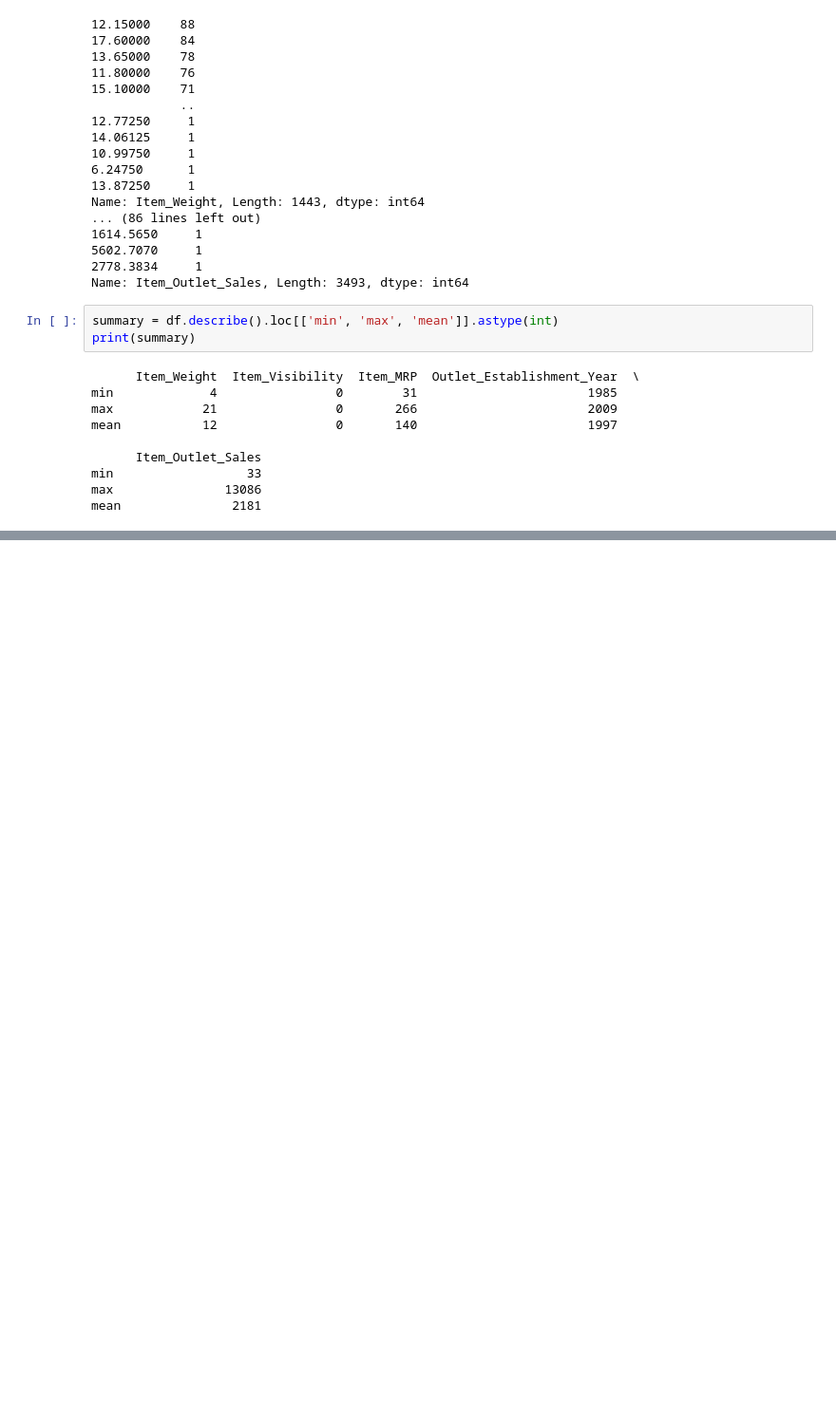
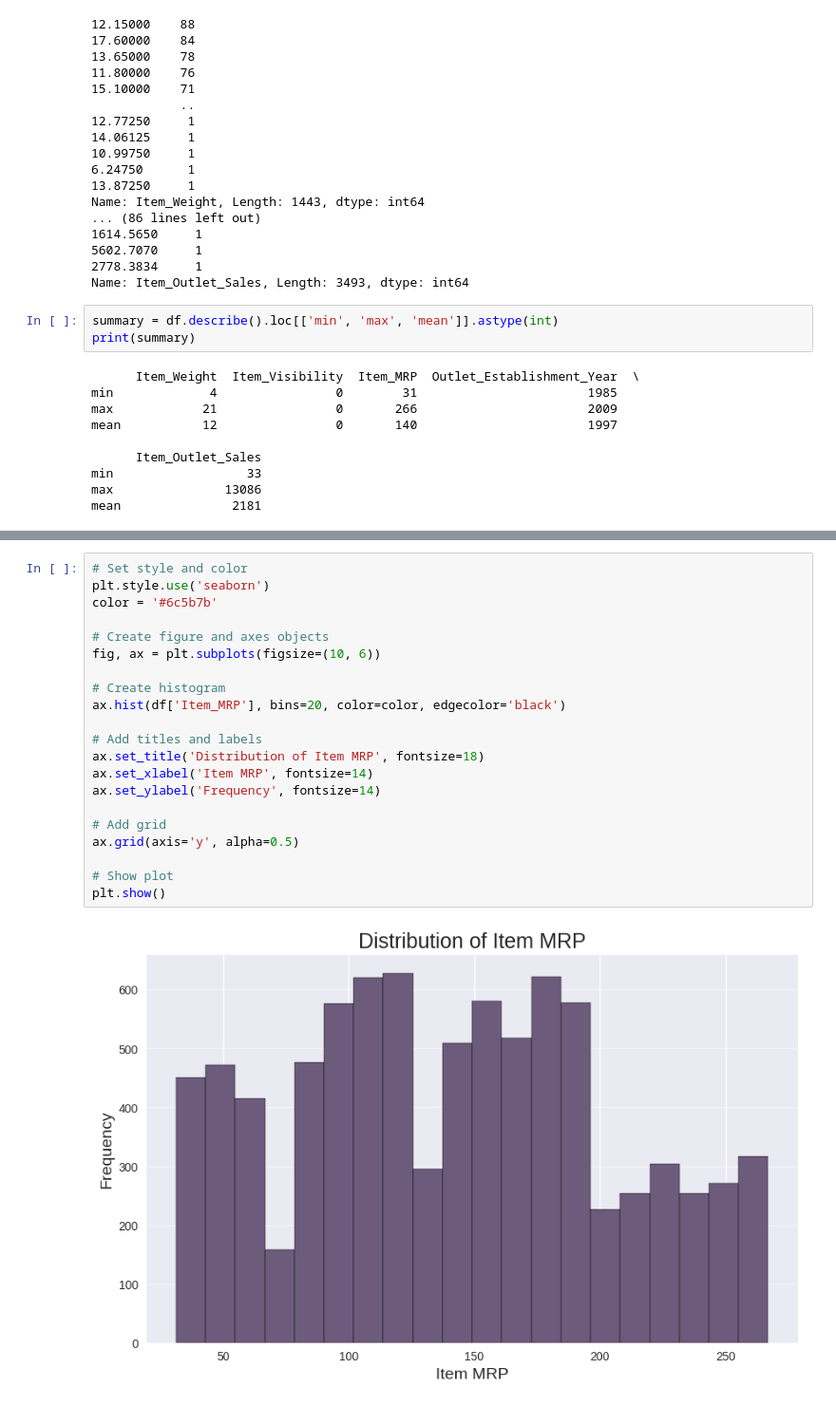
Before and after one commit to roseanalytica/sales_prediction, a Jupyter notebook: Sales_Prediction_Project.ipynb, the cells around one changed output, grey strips where cells are left out. Shown: that part at 95% size. Drawn from its saved outputs; the diff is of its cells as text; blank space fills up the shorter version.

```diff
--- a/Sales_Prediction_Project.ipynb
+++ b/Sales_Prediction_Project.ipynb
@@ -181,0 +206,23 @@ mean               2181
+# %%
+# Set style and color
+plt.style.use('seaborn')
+color = '#6c5b7b'
+
+# Create figure and axes objects
+fig, ax = plt.subplots(figsize=(10, 6))
+
+# Create histogram
+ax.hist(df['Item_MRP'], bins=20, color=color, edgecolor='black')
+
+# Add titles and labels
+ax.set_title('Distribution of Item MRP', fontsize=18)
+ax.set_xlabel('Item MRP', fontsize=14)
+ax.set_ylabel('Frequency', fontsize=14)
+
+# Add grid
+ax.grid(axis='y', alpha=0.5)
+
+# Show plot
+plt.show()
+# %% [output]
+[figure, added]
```
Also changed, not shown: parts of 14 cells of this notebook.
